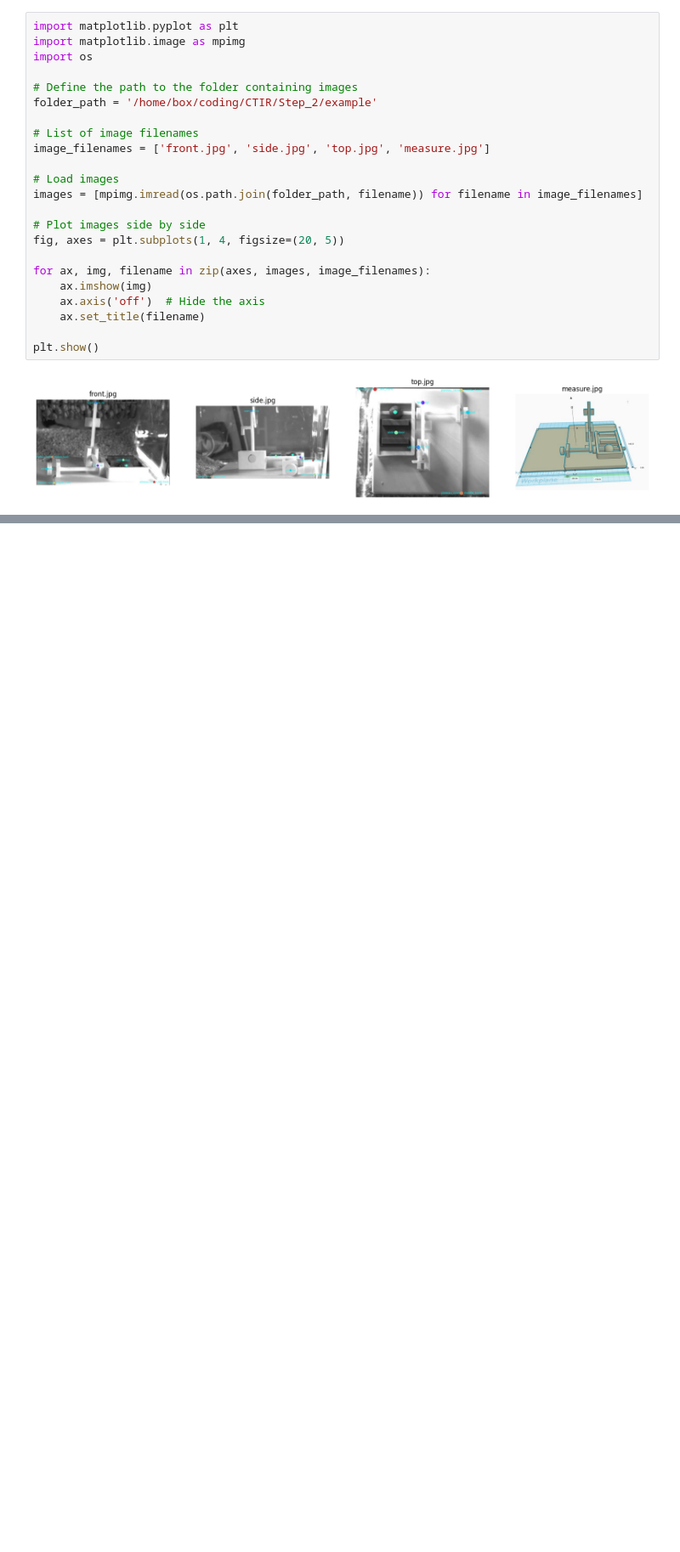
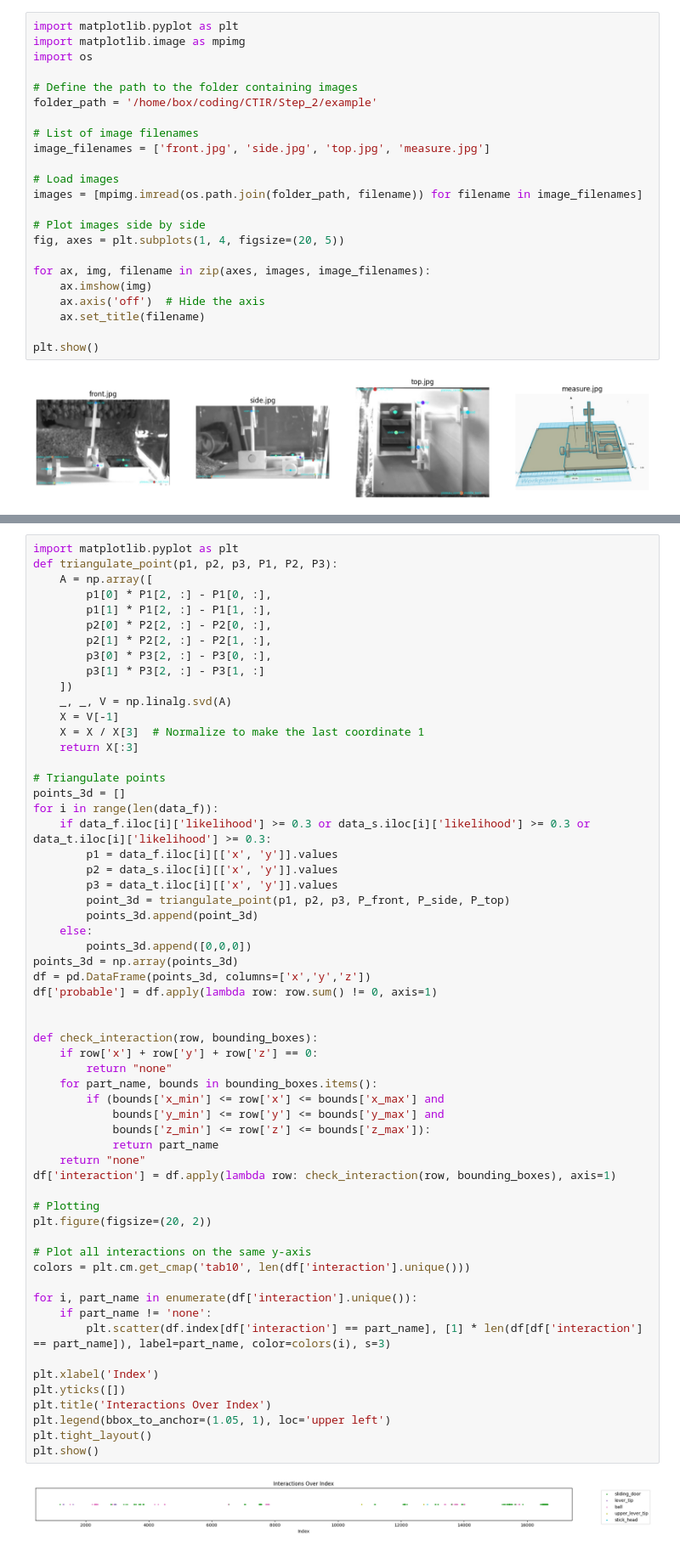
Before and after one commit to BoxedInKehrer/DLC_Proj, a Jupyter notebook: Step_2/wrangle_reference.ipynb, the cells around one changed output, grey strips where cells are left out. Shown at 85% size. Cells and saved outputs as stored; diff of their text form; blank space fills up the shorter version.

Commit message:
added interaction section to pipeline

```diff
--- a/Step_2/wrangle_reference.ipynb
+++ b/Step_2/wrangle_reference.ipynb
@@ -154,0 +339,61 @@ s = -183.365272
+# %%
+import matplotlib.pyplot as plt
+def triangulate_point(p1, p2, p3, P1, P2, P3):
+    A = np.array([
+        p1[0] * P1[2, :] - P1[0, :],
+        p1[1] * P1[2, :] - P1[1, :],
+        p2[0] * P2[2, :] - P2[0, :],
+        p2[1] * P2[2, :] - P2[1, :],
+        p3[0] * P3[2, :] - P3[0, :],
+        p3[1] * P3[2, :] - P3[1, :]
+    ])
+    _, _, V = np.linalg.svd(A)
+    X = V[-1]
+    X = X / X[3]  # Normalize to make the last coordinate 1
+    return X[:3]
+
+# Triangulate points
+points_3d = []
+for i in range(len(data_f)):
+    if data_f.iloc[i]['likelihood'] >= 0.3 or data_s.iloc[i]['likelihood'] >= 0.3 or data_t.iloc[i]['likelihood'] >= 0.3:
+        p1 = data_f.iloc[i][['x', 'y']].values
+        p2 = data_s.iloc[i][['x', 'y']].values
+        p3 = data_t.iloc[i][['x', 'y']].values
+        point_3d = triangulate_point(p1, p2, p3, P_front, P_side, P_top)
+        points_3d.append(point_3d)
+    else:
+        points_3d.append([0,0,0])
+points_3d = np.array(points_3d)
+df = pd.DataFrame(points_3d, columns=['x','y','z'])
+df['probable'] = df.apply(lambda row: row.sum() != 0, axis=1)
+
+
+def check_interaction(row, bounding_boxes):
+    if row['x'] + row['y'] + row['z'] == 0:
+        return "none"
+    for part_name, bounds in bounding_boxes.items():
+        if (bounds['x_min'] <= row['x'] <= bounds['x_max'] and
+            bounds['y_min'] <= row['y'] <= bounds['y_max'] and
+            bounds['z_min'] <= row['z'] <= bounds['z_max']):
+            return part_name
+    return "none"
+df['interaction'] = df.apply(lambda row: check_interaction(row, bounding_boxes), axis=1)
+
+# Plotting
+plt.figure(figsize=(20, 2))
+
+# Plot all interactions on the same y-axis
+colors = plt.cm.get_cmap('tab10', len(df['interaction'].unique()))
+
+for i, part_name in enumerate(df['interaction'].unique()):
+    if part_name != 'none':
+        plt.scatter(df.index[df['interaction'] == part_name], [1] * len(df[df['interaction'] == part_name]), label=part_name, color=colors(i), s=3)
+
+plt.xlabel('Index')
+plt.yticks([])
+plt.title('Interactions Over Index')
+plt.legend(bbox_to_anchor=(1.05, 1), loc='upper left')
+plt.tight_layout()
+plt.show()
+# %% [output]
+[figure, added]
```
Also changed, not shown: parts of 9 cells of this notebook, 5 other files.
